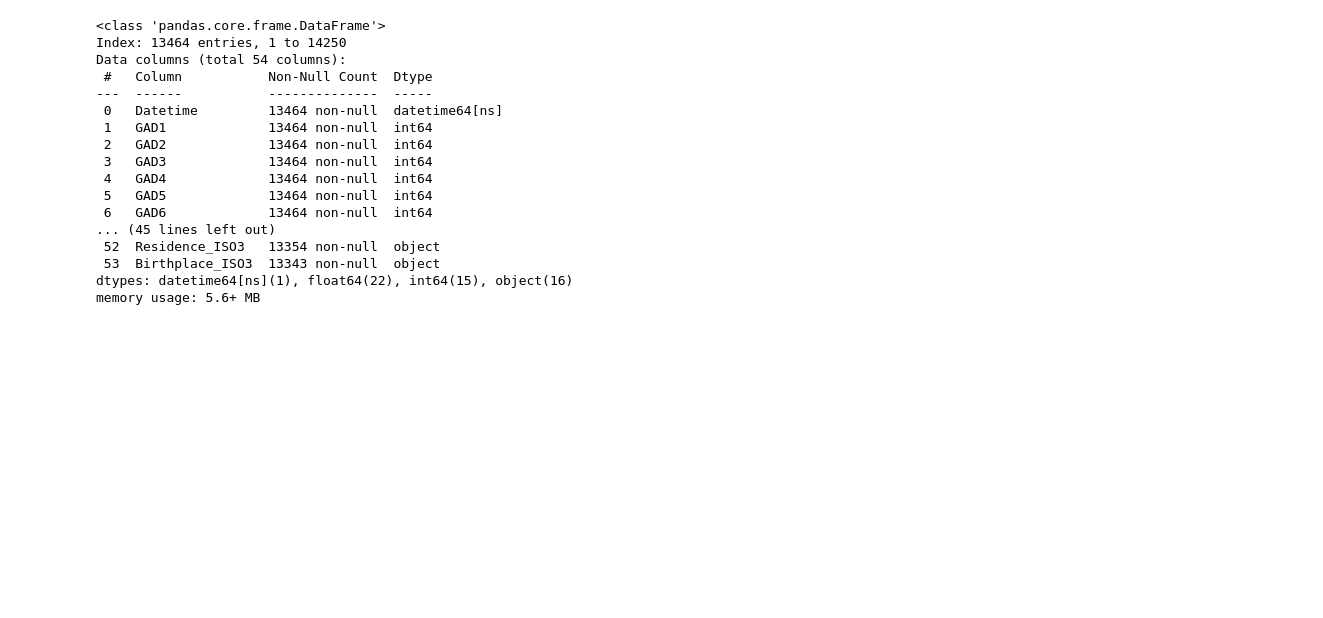
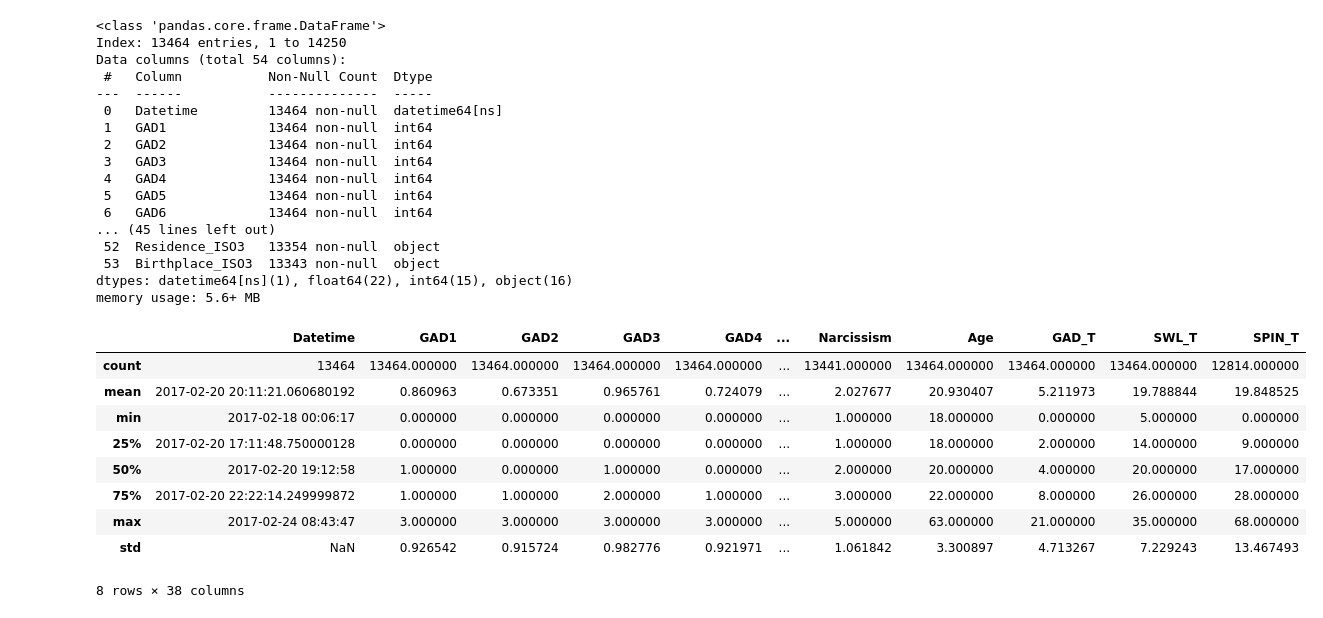
Before and after one commit to OulinG138/Gaming-Habits-and-Mental-Well-being-Dashboard, a Jupyter notebook: notebooks/01_data_exploration.ipynb, the cells around one changed output. Saved outputs shown, nothing was run; the diff lists cells and outputs as text; code cells hidden in the pictures; blank space fills up the shorter version.

```diff
--- a/notebooks/01_data_exploration.ipynb
+++ b/notebooks/01_data_exploration.ipynb
@@ -18,6 +20,9 @@ import pandas as pd
 import numpy as np
 import matplotlib.pyplot as plt
 import seaborn as sns
+
+pd.set_option('display.max_rows', 10)  # Limits displayed rows
+pd.set_option('display.max_columns', 10)  # Limits displayed columns
 # %%
 file_path = "/content/drive/MyDrive/Colab Notebooks/STA313/data/Gaming Study Data.csv"
 
@@ -60,3 +65,16 @@ Data columns (total 54 columns):
  53  Birthplace_ISO3  13343 non-null  object
 dtypes: datetime64[ns](1), float64(22), int64(15), object(16)
 memory usage: 5.6+ MB
+# %%
+df.describe()
+# %% [output]
+|  | Datetime | GAD1 | GAD2 | GAD3 | GAD4 | ... | Narcissism | Age | GAD_T | SWL_T | SPIN_T |
+| count | 13464 | 13464.000000 | 13464.000000 | 13464.000000 | 13464.000000 | ... | 13441.000000 | 13464.000000 | 13464.000000 | 13464.000000 | 12814.000000 |
+| mean | 2017-02-20 20:11:21.060680192 | 0.860963 | 0.673351 | 0.965761 | 0.724079 | ... | 2.027677 | 20.930407 | 5.211973 | 19.788844 | 19.848525 |
+| min | 2017-02-18 00:06:17 | 0.000000 | 0.000000 | 0.000000 | 0.000000 | ... | 1.000000 | 18.000000 | 0.000000 | 5.000000 | 0.000000 |
+| 25% | 2017-02-20 17:11:48.750000128 | 0.000000 | 0.000000 | 0.000000 | 0.000000 | ... | 1.000000 | 18.000000 | 2.000000 | 14.000000 | 9.000000 |
+| 50% | 2017-02-20 19:12:58 | 1.000000 | 0.000000 | 1.000000 | 0.000000 | ... | 2.000000 | 20.000000 | 4.000000 | 20.000000 | 17.000000 |
+| 75% | 2017-02-20 22:22:14.249999872 | 1.000000 | 1.000000 | 2.000000 | 1.000000 | ... | 3.000000 | 22.000000 | 8.000000 | 26.000000 | 28.000000 |
+| max | 2017-02-24 08:43:47 | 3.000000 | 3.000000 | 3.000000 | 3.000000 | ... | 5.000000 | 63.000000 | 21.000000 | 35.000000 | 68.000000 |
+| std | NaN | 0.926542 | 0.915724 | 0.982776 | 0.921971 | ... | 1.061842 | 3.300897 | 4.713267 | 7.229243 | 13.467493 |
+8 rows × 38 columns
```
Also changed, not shown: parts of 9 cells of this notebook.
